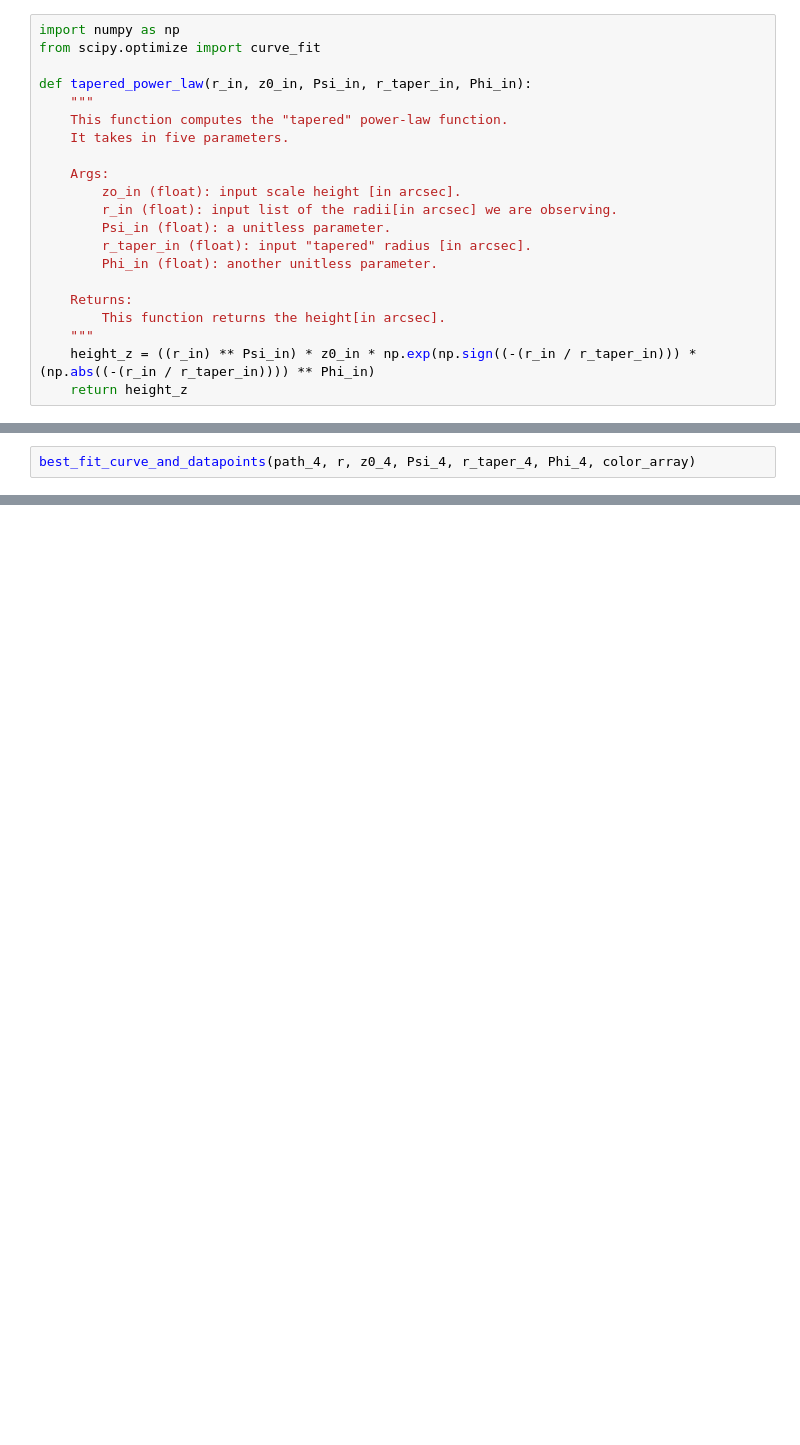
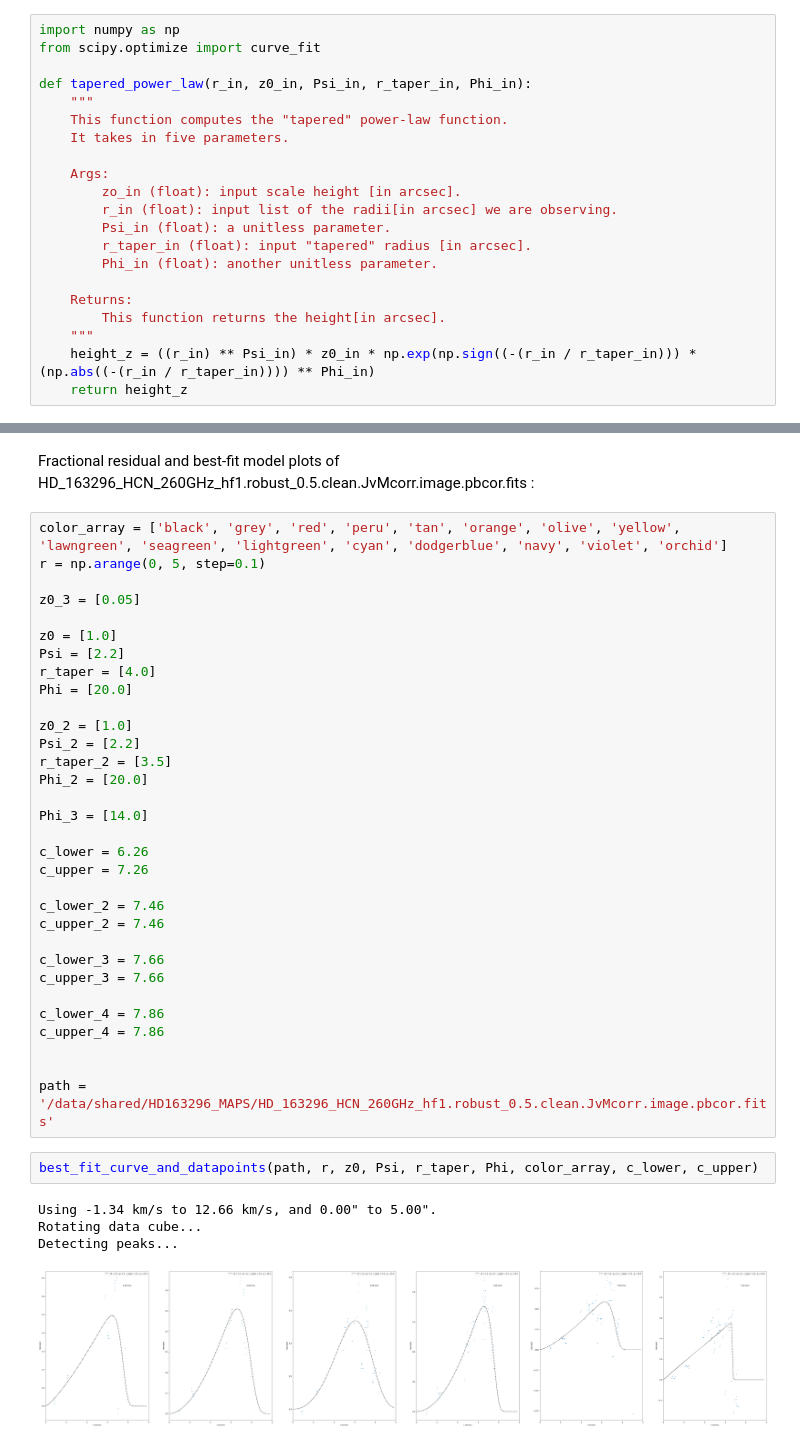
Before and after one commit to feilongm/Notebooks, a Jupyter notebook: notebooks/July 1.ipynb, the cells around one changed output, grey strips where cells are left out. Drawn from its saved outputs; the diff is of its cells as text; blank space fills up the shorter version.

```diff
--- a/notebooks/July 1.ipynb
+++ b/notebooks/July 1.ipynb
@@ -328,2 +42,0 @@ Phi_4 = [15.0, 20.0]
-# %%
-best_fit_curve_and_datapoints(path_4, r, z0_4, Psi_4, r_taper_4, Phi_4, color_array)
@@ -344,0 +132,41 @@ WARNING: Failed to fit the data. Returning `p0`.
+# %% [markdown]
+Fractional residual and best-fit model plots of HD_163296_HCN_260GHz_hf1.robust_0.5.clean.JvMcorr.image.pbcor.fits :
+# %%
+color_array = ['black', 'grey', 'red', 'peru', 'tan', 'orange', 'olive', 'yellow', 'lawngreen', 'seagreen', 'lightgreen', 'cyan', 'dodgerblue', 'navy', 'violet', 'orchid']
+r = np.arange(0, 5, step=0.1)
+
+z0_3 = [0.05]
+
+z0 = [1.0]
+Psi = [2.2]
+r_taper = [4.0]
+Phi = [20.0]
+
+z0_2 = [1.0]
+Psi_2 = [2.2]
+r_taper_2 = [3.5]
+Phi_2 = [20.0]
+
+Phi_3 = [14.0]
+
+c_lower = 6.26
+c_upper = 7.26
+
+c_lower_2 = 7.46
+c_upper_2 = 7.46
+
+c_lower_3 = 7.66
+c_upper_3 = 7.66
+
+c_lower_4 = 7.86
+c_upper_4 = 7.86
+
+
+path = '/data/shared/HD163296_MAPS/HD_163296_HCN_260GHz_hf1.robust_0.5.clean.JvMcorr.image.pbcor.fits'
+# %%
+best_fit_curve_and_datapoints(path, r, z0, Psi, r_taper, Phi, color_array, c_lower, c_upper)
+# %% [output]
+Using -1.34 km/s to 12.66 km/s, and 0.00" to 5.00".
+Rotating data cube...
+Detecting peaks...
+[figure, added]
```
Also changed, not shown: parts of 71 cells of this notebook.
